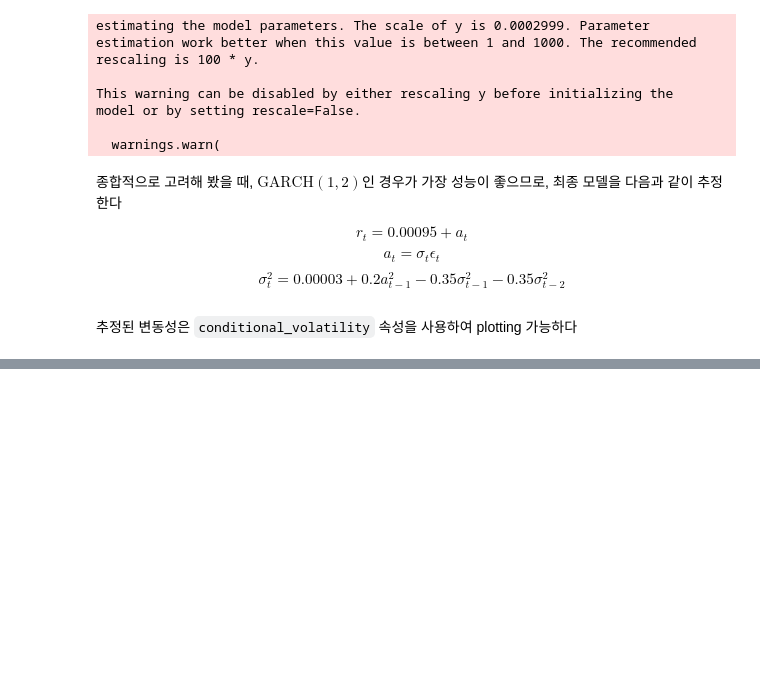
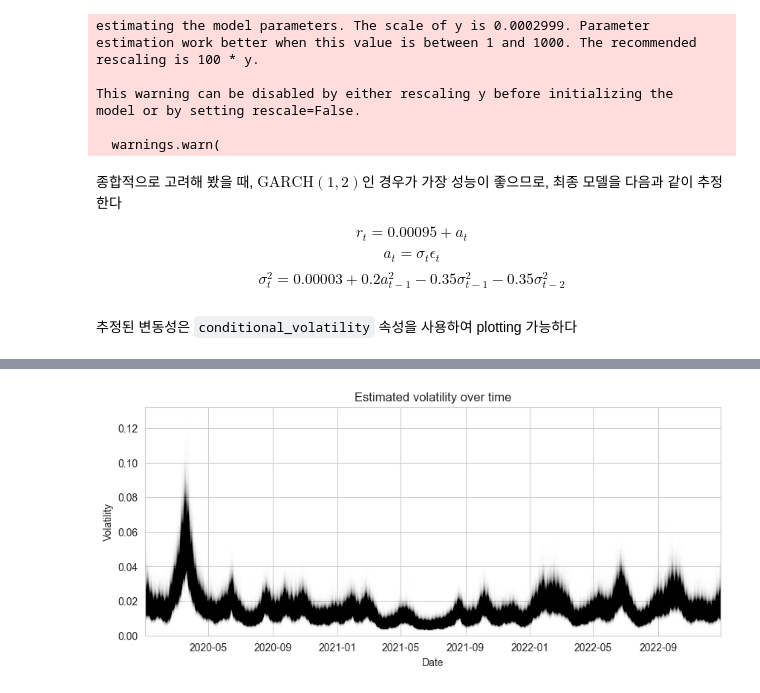
Before and after one commit to Tommylee1013/QUANTIFI, a Jupyter notebook: Week 08/GARCH and Markov-Switching Models.ipynb, the cells around one changed output, grey strips where cells are left out. Cells and saved outputs as stored; diff of their text form; code cells hidden in the pictures; blank space fills up the shorter version.

```diff
--- a/Week 08/GARCH and Markov-Switching Models.ipynb
+++ b/Week 08/GARCH and Markov-Switching Models.ipynb
@@ -422,0 +531,12 @@ Text(0.5, 1.0, 'Conditional Volatility')
+# %%
+fig, ax = plt.subplots(figsize = (10, 4))
+
+y_vals = posterior["exp_volatility"]
+x_vals = y_vals.time.astype(np.datetime64)
+
+plt.plot(x_vals, y_vals, "k", alpha = 0.002)
+ax.set_xlim(x_vals.min(), x_vals.max())
+ax.set_ylim(bottom = 0)
+ax.set(title = "Estimated volatility over time", xlabel = "Date", ylabel = "Volatility");
+# %% [output]
+[figure, added]
```
Also changed, not shown: parts of 18 cells of this notebook, 1 other file.
